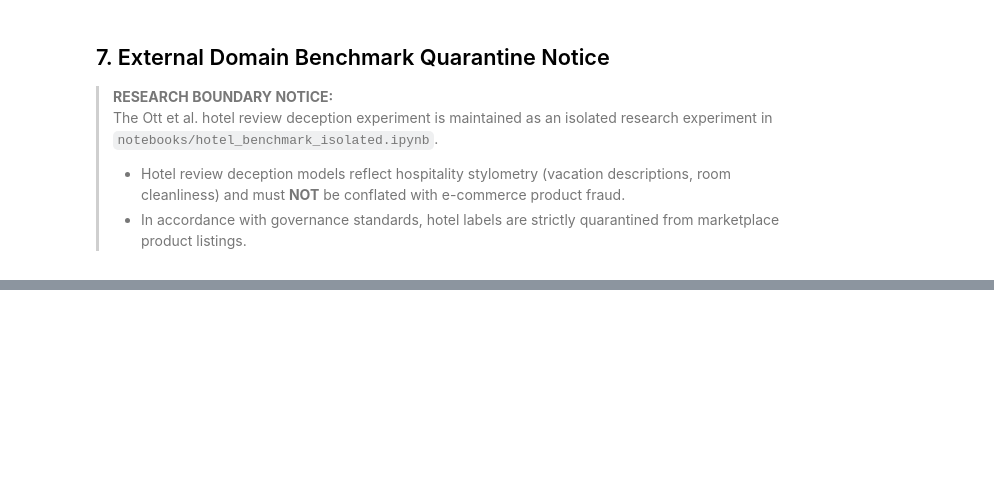
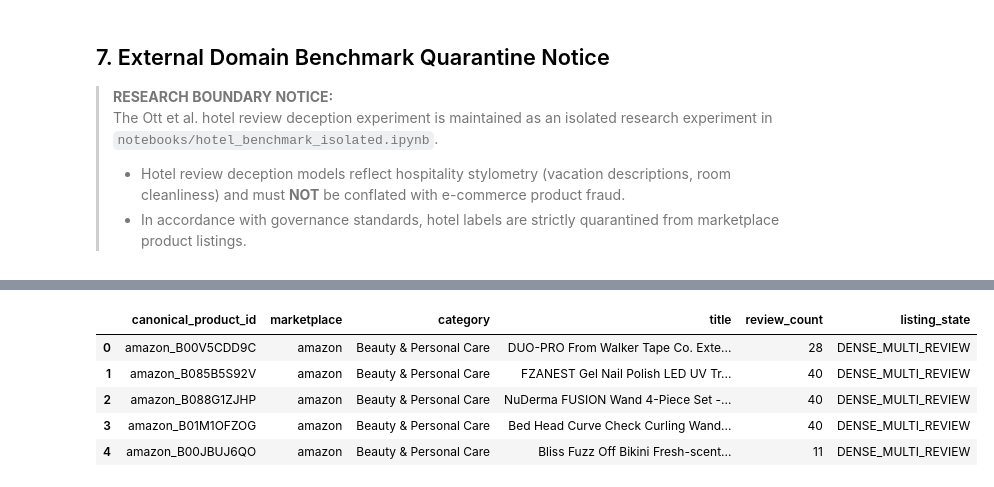
Before and after one commit to shruti316/ai-marketplace-analyzer, a Jupyter notebook: notebooks/04_nlp_analysis.ipynb, the cells around one changed output, grey strips where cells are left out. Saved outputs shown, nothing was run; the diff lists cells and outputs as text; code cells hidden in the pictures; blank space fills up the shorter version.

```diff
--- a/notebooks/04_nlp_analysis.ipynb
+++ b/notebooks/04_nlp_analysis.ipynb
@@ -316,0 +808,78 @@ print(classification_report(y_test, y_pred, target_names=['Authentic (0)', 'Comp
+# %%
+
+# ============================================================
+# NLP FEATURE ENGINEERING — STEP 1
+# Build the base product-level review table
+# ============================================================
+
+# Count reviews linked to each canonical product
+review_counts = (
+    reviews.groupby("canonical_product_id")
+    .size()
+    .rename("review_count")
+)
+
+# Start with ALL canonical products.
+# Left join ensures products without reviews are preserved.
+product_review_base = products[
+    ["canonical_product_id", "marketplace", "category", "title"]
+].copy()
+
+product_review_base = product_review_base.merge(
+    review_counts,
+    on="canonical_product_id",
+    how="left",
+    validate="one_to_one",
+)
+
+# Products with no linked reviews receive a count of zero
+product_review_base["review_count"] = (
+    product_review_base["review_count"]
+    .fillna(0)
+    .astype("int64")
+)
+
+# Assign review-density state
+product_review_base["listing_state"] = "DENSE_MULTI_REVIEW"
+
+product_review_base.loc[
+    product_review_base["review_count"] == 0,
+    "listing_state",
+] = "ZERO_REVIEWS"
+
+product_review_base.loc[
+    product_review_base["review_count"] == 1,
+    "listing_state",
+] = "SPARSE_SINGLE_REVIEW"
+
+# ============================================================
+# VALIDATION
+# ============================================================
+
+print("PRODUCT-LEVEL REVIEW BASE")
+print("-" * 50)
+
+print("Canonical products:", len(products))
+print("Output rows:", len(product_review_base))
+print(
+    "Unique product IDs:",
+    product_review_base["canonical_product_id"].nunique(),
+)
+
+print("\nListing-state distribution:")
+print(product_review_base["listing_state"].value_counts())
+
+print("\nReview-count summary:")
+print(product_review_base["review_count"].describe())
+
+print("\nSample output:")
+display(product_review_base.head())
+
+# Integrity checks
+assert len(product_review_base) == len(products)
+assert product_review_base["canonical_product_id"].is_unique
+assert product_review_base["review_count"].ge(0).all()
+assert product_review_base["review_count"].sum() == len(reviews)
+
+print("\nAll base-table integrity checks passed.")
+# %% [output]
@@ -316,0 +903,6 @@ print(classification_report(y_test, y_pred, target_names=['Authentic (0)', 'Comp
+|  | canonical_product_id | marketplace | category | title | review_count | listing_state |
+| 0 | amazon_B00V5CDD9C | amazon | Beauty & Personal Care | DUO-PRO From Walker Tape Co. Exte... | 28 | DENSE_MULTI_REVIEW |
+| 1 | amazon_B085B5S92V | amazon | Beauty & Personal Care | FZANEST Gel Nail Polish LED UV Tr... | 40 | DENSE_MULTI_REVIEW |
+| 2 | amazon_B088G1ZJHP | amazon | Beauty & Personal Care | NuDerma FUSION Wand 4-Piece Set -... | 40 | DENSE_MULTI_REVIEW |
+| 3 | amazon_B01M1OFZOG | amazon | Beauty & Personal Care | Bed Head Curve Check Curling Wand... | 40 | DENSE_MULTI_REVIEW |
+| 4 | amazon_B00JBUJ6QO | amazon | Beauty & Personal Care | Bliss Fuzz Off Bikini Fresh-scent... | 11 | DENSE_MULTI_REVIEW |
```
Also changed, not shown: parts of 36 cells of this notebook, 16 other files.
